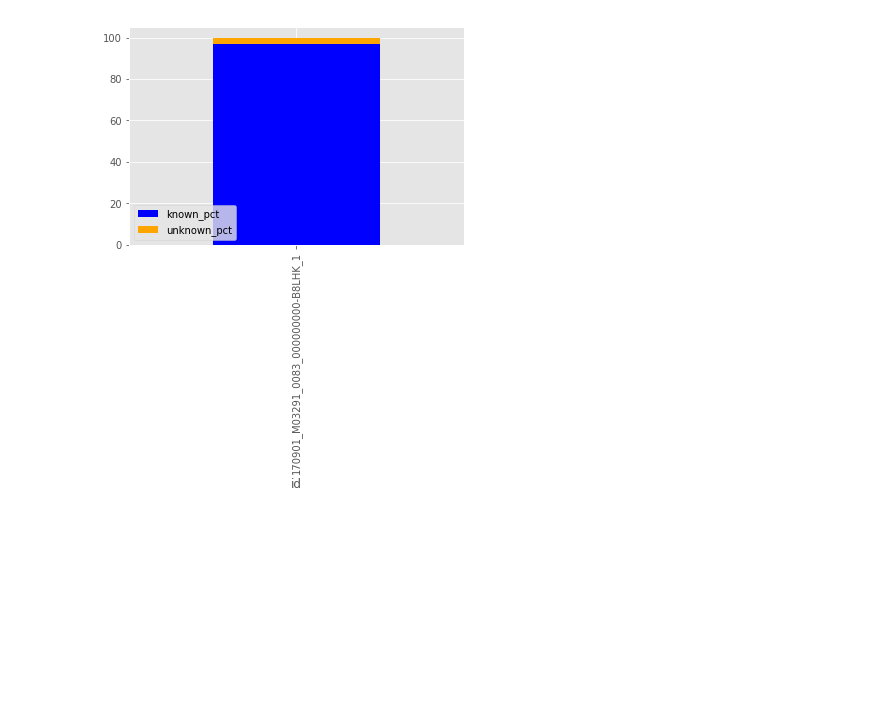
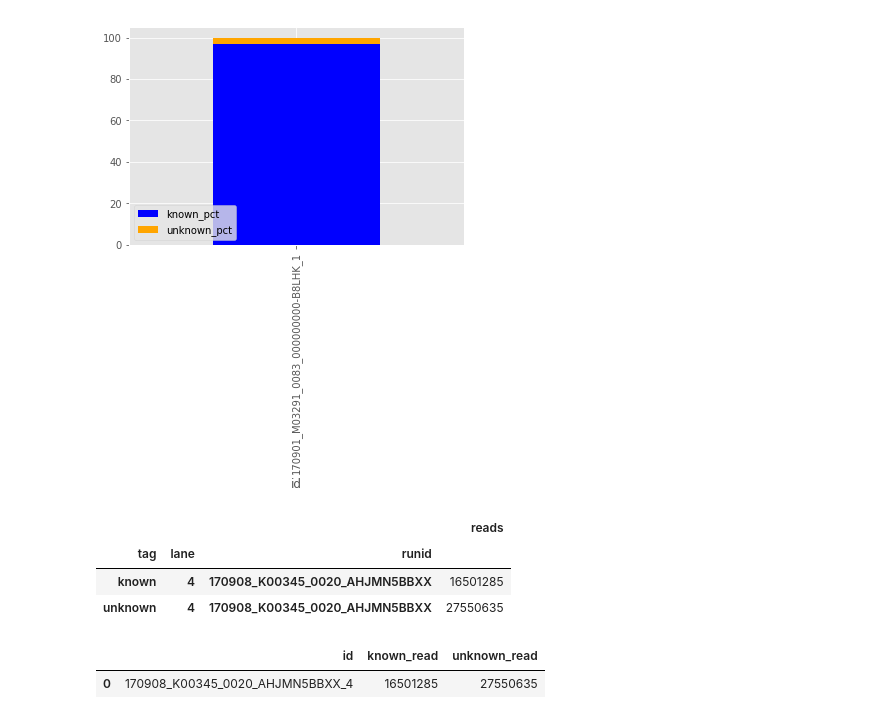
Before and after one commit to avikdatta/ipython_notebook_backup, a Jupyter notebook: qc_stats/check barcode.ipynb, the cells around one changed output. Saved outputs shown, nothing was run; the diff lists cells and outputs as text; code cells hidden in the pictures; blank space fills up the shorter version.

Commit message:
new functionss for barcode stats checking

```diff
--- a/qc_stats/check barcode.ipynb
+++ b/qc_stats/check barcode.ipynb
@@ -6,39 +6,5 @@ import seaborn as sns
 import numpy as np
 # %%
 file='Stats/Stats.json'
-# %%
-def get_dataframe_from_stats_json(json_file):
-  with open(json_file,'r') as json_data:
-    json_stats=json.load(json_data)
-
-  data1=list()
-
-  total_read=None
-  for row in json_stats['ConversionResults']:
-    lane=row['LaneNumber']
-    total_read=row['TotalClustersPF']
-    for sample in row['DemuxResults']:
-        sample_id=sample['SampleId']
-        number_reads=sample['NumberReads']
-        for index in sample['IndexMetrics']:
-            index_seq=index['IndexSequence']
-            data1.append({'lane':lane,'sample':sample_id,'index':index_seq,'reads':number_reads})
-  df1=pd.DataFrame(data1)
-  df1=df1.sort_values(['reads'],ascending=True).head(30)
-
-  data2=list()
-  for row in json_stats['UnknownBarcodes']:
-    lane=row['Lane']
-    max_index=10
-    index_count=0
-    for barcode,count in sorted(row['Barcodes'].items(), key=lambda x: x[1], reverse=True):
-      index_count +=1
-      if index_count < max_index:
-        data2.append({'lane':lane,'sample':'undetermined','index':barcode,'reads':count})
-
-  df2=pd.DataFrame(data2)
-  df=pd.concat([df1,df2])
-  df['mapping_ratio']=df['reads'].map(lambda x: x/total_read)
-  return df
 # %%
 data=get_dataframe_from_stats_json(json_file=file)
@@ -404,3 +295,14 @@ processed_df[['known_pct','unknown_pct']].plot(ax=ax,kind='bar',color=['blue','o
 plt.show()
 # %% [output]
 [figure]
+# %%
+test_4_6_data=get_dataframe_from_stats_json(json_file='../../test_dir/test5_barcode_stats/test4_6_Stats.json')
+# %%
+summary_df=test_4_6_data.pivot_table(values=['reads'],index=['tag','lane','runid'],aggfunc=np.sum)
+# %%
+summary_df
+# %% [output]
+|  |  |  | reads |
+| tag | lane | runid |  |
+| known | 4 | 170908_K00345_0020_AHJMN5BBXX | 16501285 |
+| unknown | 4 | 170908_K00345_0020_AHJMN5BBXX | 27550635 |
@@ -406,0 +319,5 @@ plt.show()
+# %%
+processed_df
+# %% [output]
+|  | id | known_read | unknown_read |
+| 0 | 170908_K00345_0020_AHJMN5BBXX_4 | 16501285 | 27550635 |
```
Also changed, not shown: parts of 23 cells of this notebook, 1 other file.
